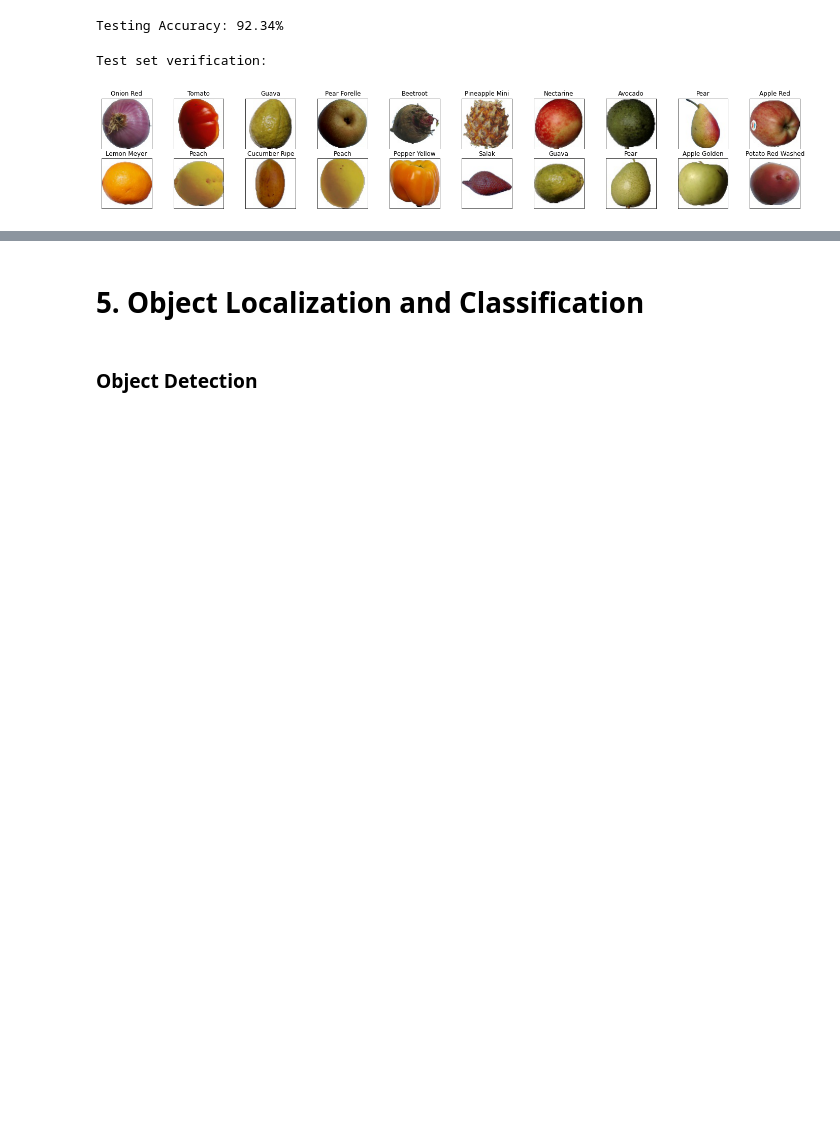
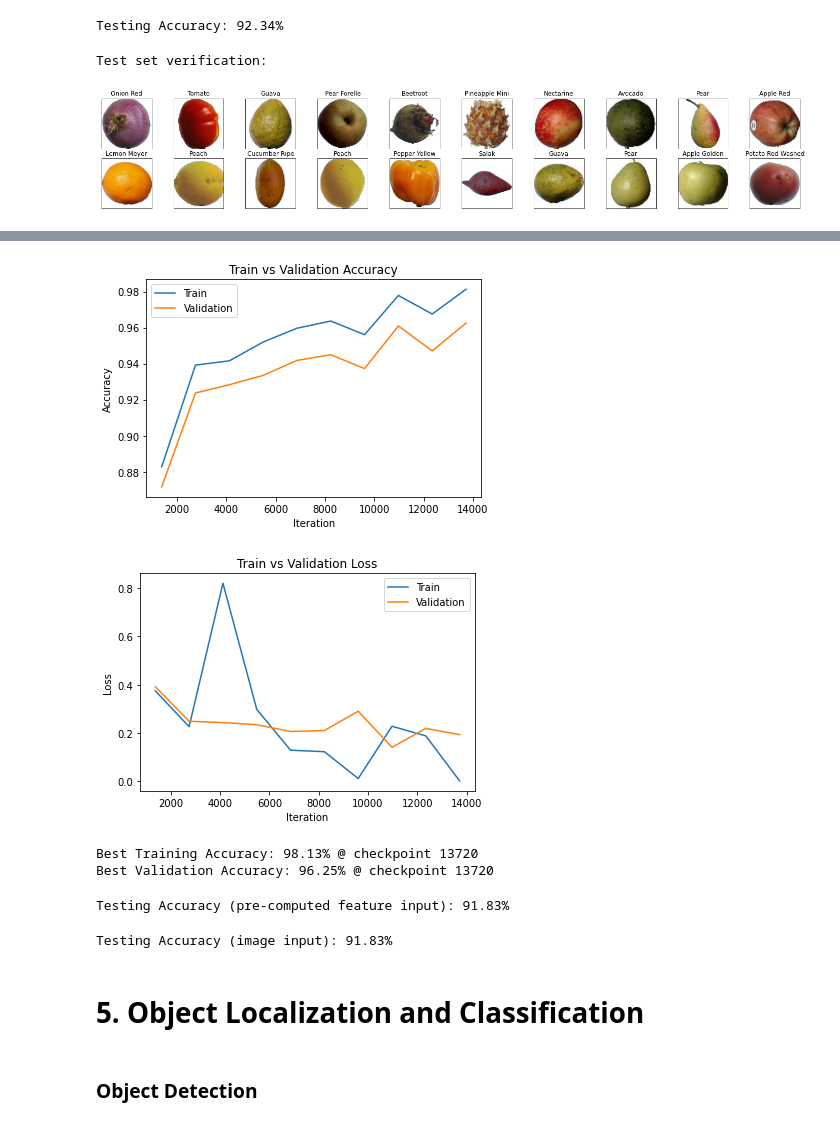
Before and after one commit to MichaelCondo/Team9-APS360-Project, a Jupyter notebook: CheckYoSelf.ipynb, the cells around one changed output, grey strips where cells are left out. Drawn from its saved outputs; the diff is of its cells as text; code cells hidden in the pictures; blank space fills up the shorter version.

Commit message:
Add transfer learning with AlexNet

```diff
--- a/CheckYoSelf.ipynb
+++ b/CheckYoSelf.ipynb
@@ -629,10 +624,8 @@ def plot_training_curve(path):
         )
     )
 # %%
-def train(model, batch_size=1, num_epochs=1, learning_rate=1e-3, plot_frequency=1):
-    train_loader, val_loader, test_loader, classes = get_data_loaders(
-        batch_size=batch_size
-    )
+def train(model, loader_func=get_data_loaders, batch_size=1, num_epochs=1, learning_rate=1e-3, plot_frequency=1):
+    train_loader, val_loader, test_loader, classes = loader_func(batch_size)
 
     # Statistic collection
     PLOT_ITERATIONS = int(-(-len(train_loader) // plot_frequency))  # ceil division
@@ -789,0 +864,14 @@ Test set verification:
+# %%
+# Count the samples
+for kind, loader in zip(["Training", "Validation", "Test"], get_tensor_loaders()[:3]):
+    print(f"Found {len(loader)} {kind} examples")
+
+# Prepare dataloaders for real
+train_loader, val_loader, test_loader, classes = get_tensor_loaders(
+    batch_size=27  # we know that this is a divisor of the number of submissions
+)
+
+# Obtain one batch of training images
+dataiter = iter(train_loader)
+images, labels = dataiter.next()
+print("Batch looks like:", images.shape, labels.shape)
@@ -789,0 +947,16 @@ Test set verification:
+# %%
+model = CustomAlexNetClassifier(classes)
+if torch.cuda.is_available():
+    model.cuda()
+
+model_path = train(
+    model,
+    loader_func=get_tensor_loaders,
+    batch_size=27,
+    num_epochs=10,
+    learning_rate=1e-3,
+    plot_frequency=1,
+)
+print("Model available at:", model_path)
+plot_training_curve(model_path)
+# %% [output]
@@ -790,3 +976,31 @@ Test set verification:
+[figure, added]
+[figure, added]
+Best Training Accuracy: 98.13% @ checkpoint 13720
+Best Validation Accuracy: 96.25% @ checkpoint 13720
+# %%
+model = CustomAlexNetClassifier(classes)
+
+model.load_state_dict(torch.load(get_model_name(model, 27, 1e-3, 13720)))
+if torch.cuda.is_available():
+    model.cuda()
+
+test_acc = evaluate(model, get_tensor_loaders(-1)[2])
+print("Testing Accuracy (pre-computed feature input): {:.2f}%".format(test_acc * 100))
+# %% [output]
+Testing Accuracy (pre-computed feature input): 91.83%
+# %%
+classifier = CustomAlexNetClassifier(classes)
+classifier.load_state_dict(torch.load(get_model_name(classifier, 27, 1e-3, 13720)))
+
+model = CustomAlexNet(classifier)
+
+if torch.cuda.is_available():
+    model.cuda()
+
+test_acc = evaluate(model, get_data_loaders(1)[2])
+print("Testing Accuracy (image input): {:.2f}%".format(test_acc * 100))
+# %% [output]
+Testing Accuracy (image input): 91.83%
 # %% [markdown]
 # 5. Object Localization and Classification
 # %% [markdown]
```
Also changed, not shown: parts of 23 cells of this notebook.
